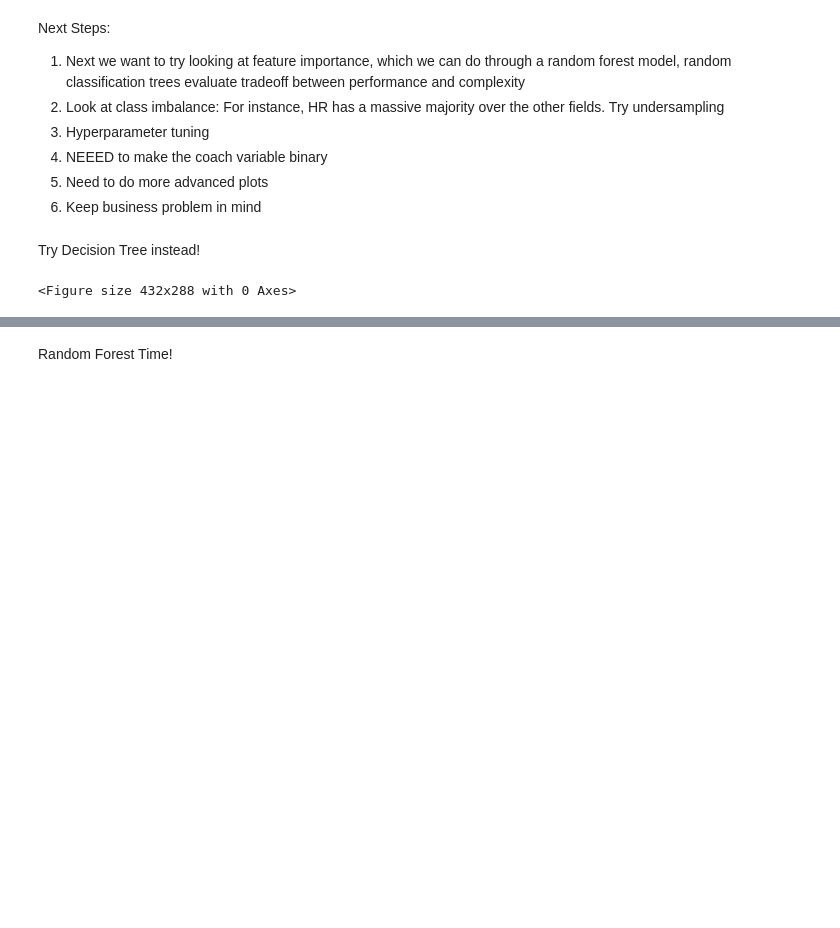
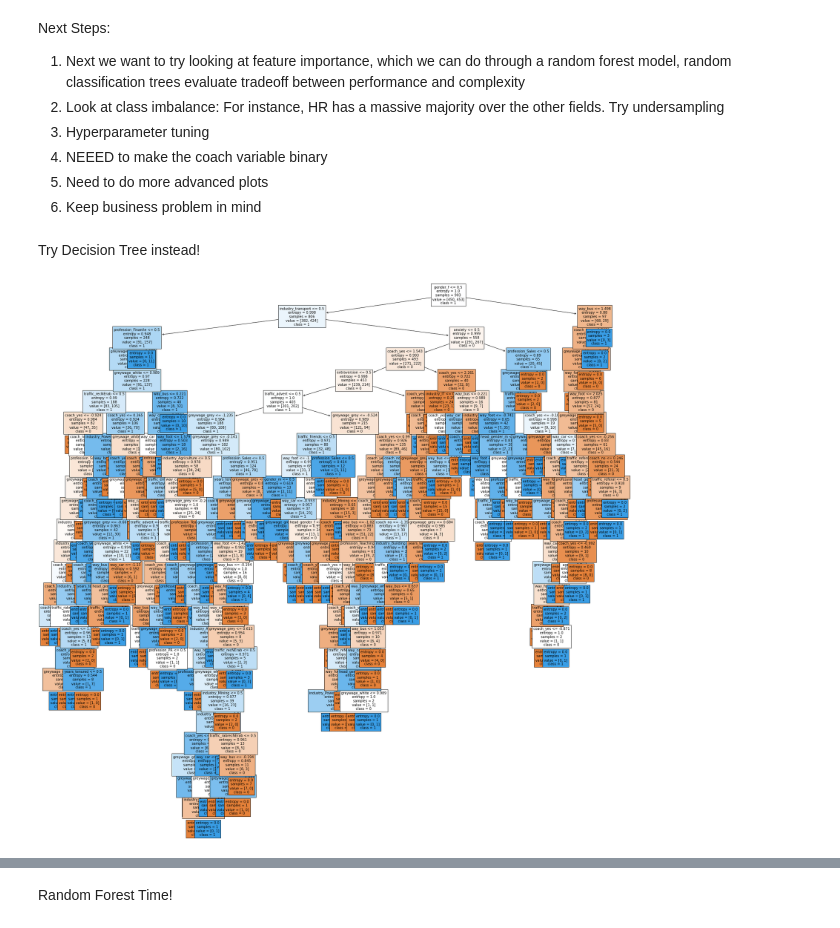
Before and after one commit to ryanaidan23/Group-8-Capstone, a Jupyter notebook: notebooks/Aidan/Aidan Better Notebook.ipynb, the cells around one changed output, grey strips where cells are left out. Saved outputs shown, nothing was run; the diff lists cells and outputs as text; code cells hidden in the pictures; blank space fills up the shorter version.

```diff
--- a/notebooks/Aidan/Aidan Better Notebook.ipynb
+++ b/notebooks/Aidan/Aidan Better Notebook.ipynb
@@ -235,21 +233,30 @@ import matplotlib
 matplotlib.use('Agg')
 # matplotlib.pyplot.savefig('filename')
 # %%
+from sklearn.tree import DecisionTreeClassifier, plot_tree
+import matplotlib.pyplot as plt
+import numpy as np
+import sys
+
 dtree = DecisionTreeClassifier(criterion='entropy')
 dtree = dtree.fit(X_train_ready, y_train)
 y_pred_dtree = dtree.predict(X_test_ready)
-#ax = plt.subplots(figsize=(30,30))
-fig = plt.figure()
 
+# Create a larger figure
+plt.figure(figsize=(30,30))
 
-# tree.plot_tree(dtree,
-#     feature_names=X_train_ready.columns,
-#     class_names=np.uniqye(y).astype('str'),
-#     filled=True)
-# # plt.savefig("Decision_Tree")
-# # sys.stdout.flush()
+# Plot the tree
+plot_tree(dtree,
+    feature_names=column_names,
+    class_names=np.unique(y).astype('str'),
+    filled=True,
+    fontsize=10)  # you can also increase the font size if it helps
+
+# Save the figure
+plt.savefig("Decision_Tree")
+sys.stdout.flush()
 # %% [output]
-<Figure size 432x288 with 0 Axes>
+[figure, added]
 # %%
 print('Accuracy:', accuracy_score(y_test, y_pred_dtree))
 # %% [output]
```
Also changed, not shown: parts of 8 cells of this notebook, 1 other file.
